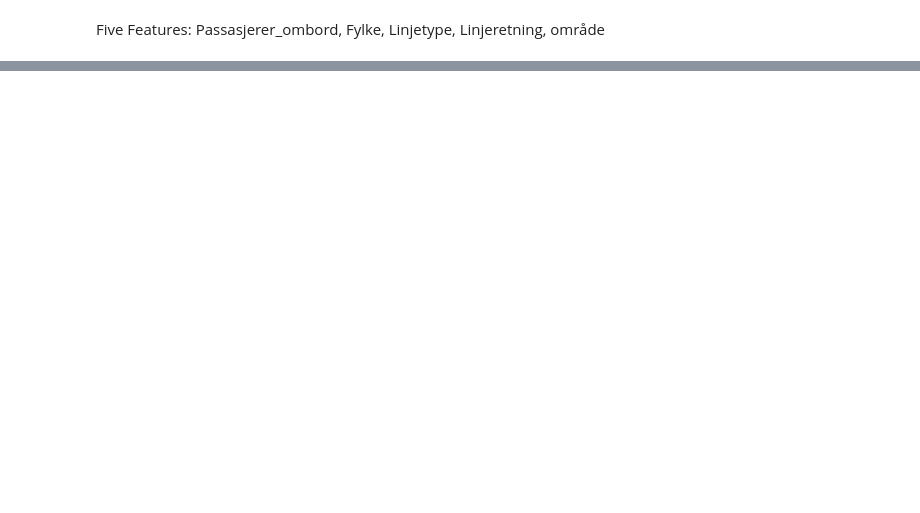
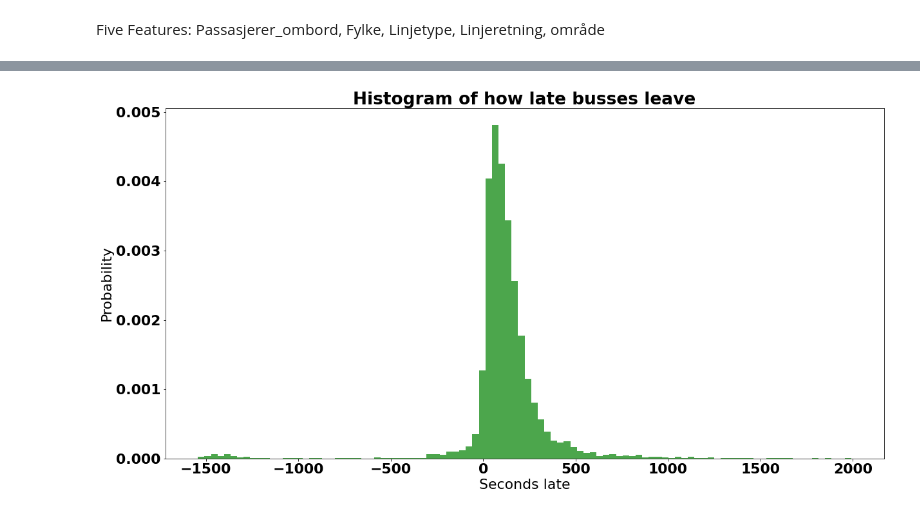
Before and after one commit to ThomasJRye/DAVE3625, a Jupyter notebook: Assignment1/Task1.ipynb, the cells around one changed output, grey strips where cells are left out. Saved outputs shown, nothing was run; the diff lists cells and outputs as text; code cells hidden in the pictures; blank space fills up the shorter version.

```diff
--- a/Assignment1/Task1.ipynb
+++ b/Assignment1/Task1.ipynb
@@ -103,0 +116,19 @@ vanligste_holdeplasser.shape
+# %%
+plt.figure(figsize=(20, 10))
+
+n, bins, patches = plt.hist(tidsforskjell, num_bins,
+                            density = 1,
+                            color ='green',
+                            alpha = 0.7)
+
+
+
+plt.xlabel('Seconds late')
+plt.ylabel('Probability')
+
+plt.title('Histogram of how late busses leave',
+          fontweight ="bold")
+
+plt.show()
+# %% [output]
+[figure, added]
```
Also changed, not shown: parts of 11 cells of this notebook.
